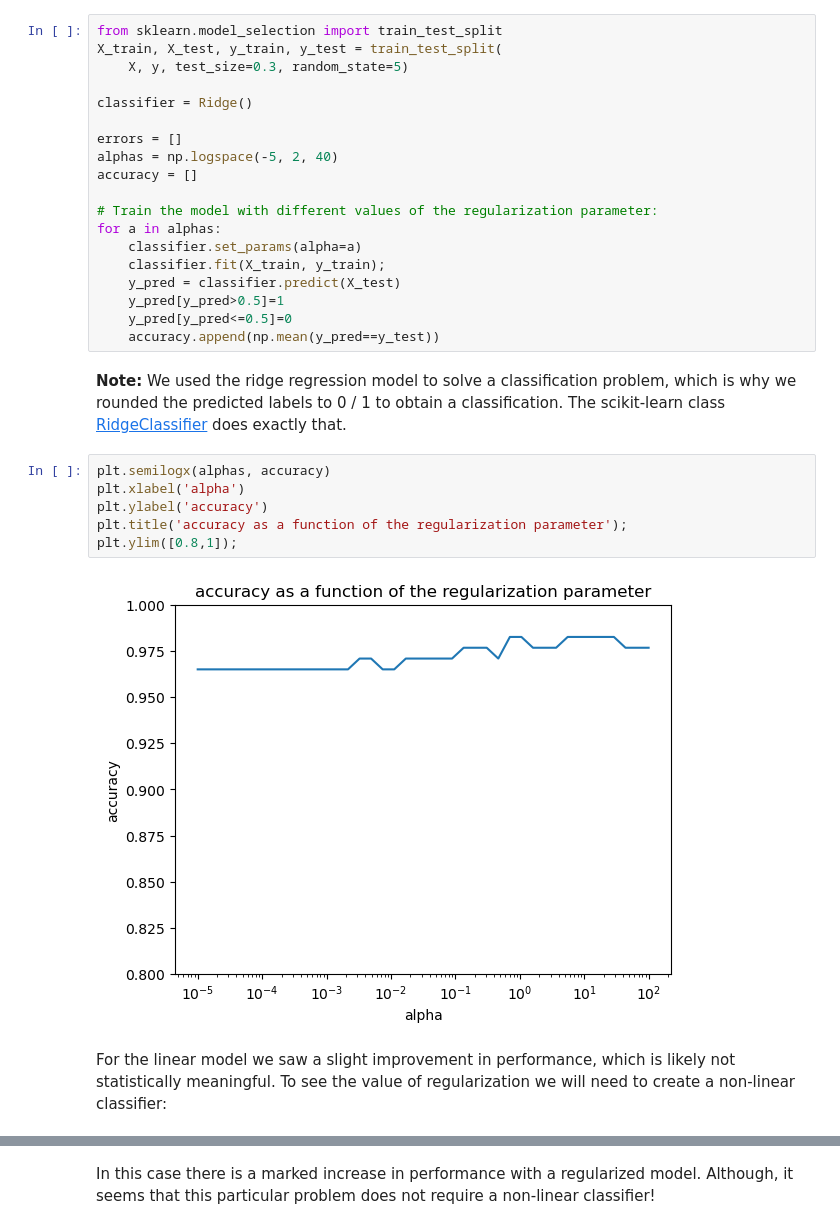
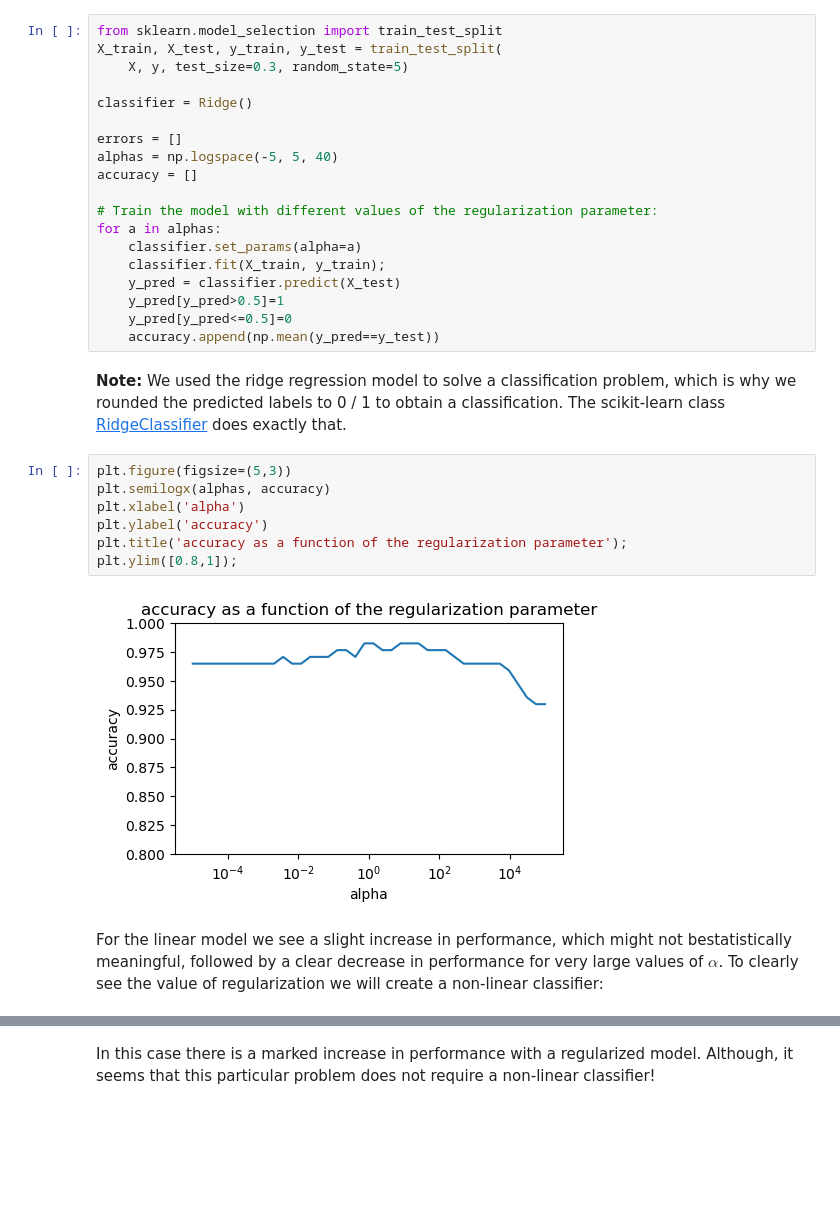
Before and after one commit to asabenhur/CS345, a Jupyter notebook: fall24/notebooks/module04_02_regularization.ipynb, the cells around one changed output, grey strips where cells are left out. Cells and saved outputs as stored; diff of their text form; blank space fills up the shorter version.

```diff
--- a/fall24/notebooks/module04_02_regularization.ipynb
+++ b/fall24/notebooks/module04_02_regularization.ipynb
@@ -155,7 +158,7 @@ X_train, X_test, y_train, y_test = train_test_split(
 classifier = Ridge()
 
 errors = []
-alphas = np.logspace(-5, 2, 40)
+alphas = np.logspace(-5, 5, 40)
 accuracy = []
 
 # Train the model with different values of the regularization parameter:
@@ -169,15 +172,16 @@ for a in alphas:
 # %% [markdown]
 **Note:** We used the ridge regression model to solve a classification problem, which is why we rounded the predicted labels to 0 / 1 to obtain a classification.  The scikit-learn class [RidgeClassifier](https://scikit-learn.org/stable/modules/generated/sklearn.linear_model.RidgeClassifier.html) does exactly that.
 # %%
+plt.figure(figsize=(5,3))
 plt.semilogx(alphas, accuracy)
 plt.xlabel('alpha')
 plt.ylabel('accuracy')
 plt.title('accuracy as a function of the regularization parameter');
 plt.ylim([0.8,1]);
 # %% [output]
-[figure, old version]
+[figure, new version]
 # %% [markdown]
-For the linear model we saw a slight improvement in performance, which is likely not statistically meaningful.  To see the value of regularization we will need to create a non-linear classifier:
+For the linear model we see a slight increase in performance, which might not bestatistically meaningful, followed by a clear decrease in performance for very large values of $\alpha$.  To clearly see the value of regularization we will  create a non-linear classifier:
 # %%
 from sklearn.preprocessing import StandardScaler
 
```
Also changed, not shown: parts of 8 cells of this notebook, 1 other file.
